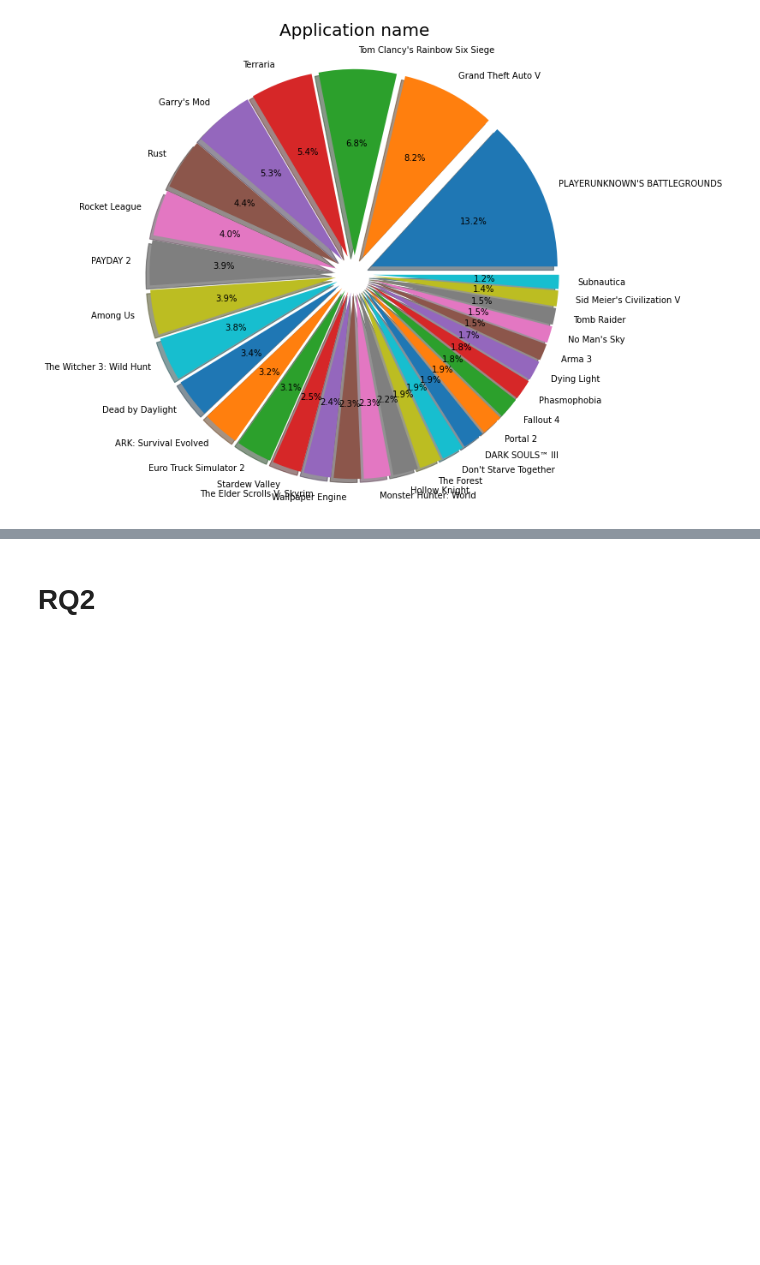
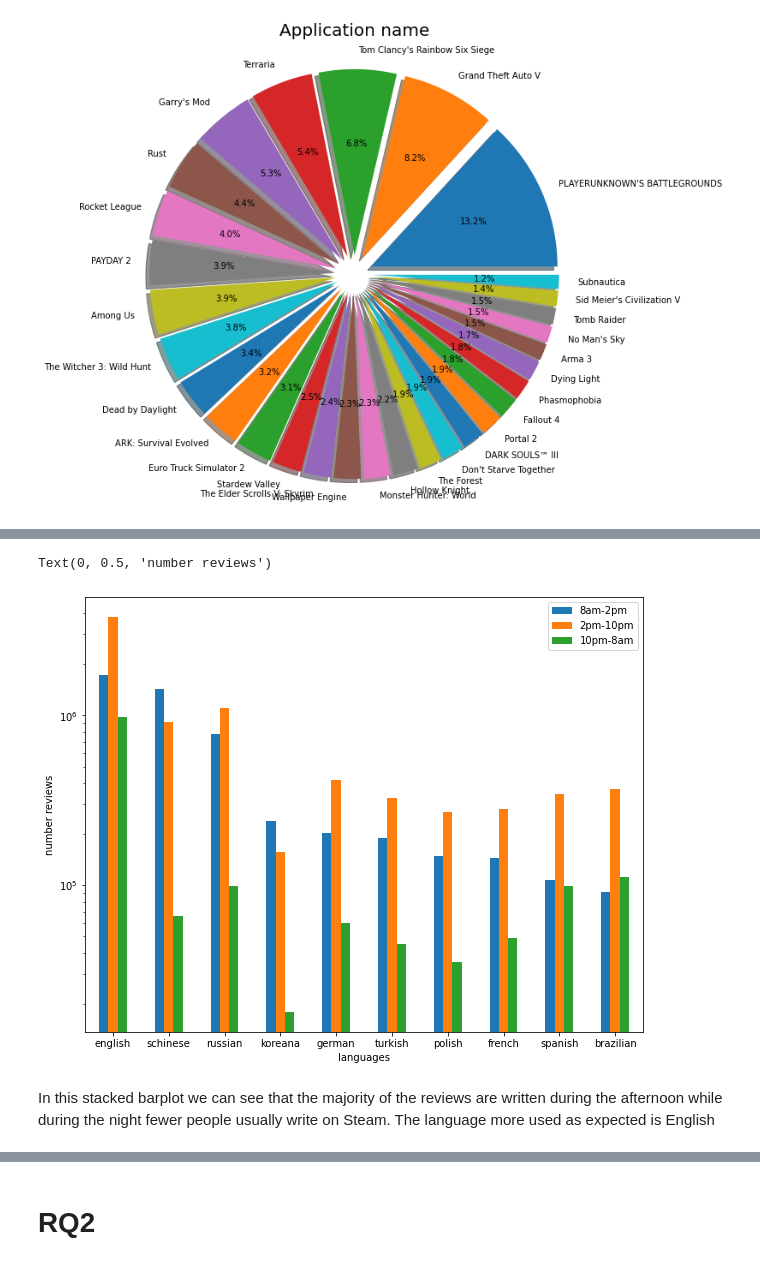
Before and after one commit to michele1783/ADM-HW2, a Jupyter notebook: Homework_2.ipynb, the cells around one changed output, grey strips where cells are left out. Saved outputs shown, nothing was run; the diff lists cells and outputs as text; code cells hidden in the pictures; blank space fills up the shorter version.

```diff
--- a/Homework_2.ipynb
+++ b/Homework_2.ipynb
@@ -239,0 +121,15 @@ Text(0, 0.5, 'number reviews')
+# %%
+arr_1 = np.array((dataset['timestamp_created'].dt.time.astype('str') >= "08:00:00")& (dataset['timestamp_created'].dt.time.astype('str') <= "13:59:59"))
+arr_2 = np.array((dataset['timestamp_created'].dt.time.astype('str') >= "14:00:00")& (dataset['timestamp_created'].dt.time.astype('str') <= "21:59:59"))
+arr_3 = np.array((dataset['timestamp_created'].dt.time.astype('str') >= "22:00:00")& (dataset['timestamp_created'].dt.time.astype('str') <= "7:59:59"))
+# %%
+mattina = pd.Series(dataset[arr_1].groupby("language").language.count().sort_values(ascending=False).head(10))
+pomeriggio = pd.Series(dataset[arr_2].groupby("language").language.count().sort_values(ascending=False).head(10))
+notte = pd.Series(dataset[arr_3].groupby("language").language.count().sort_values(ascending=False).head(10))
+# %%
+df = mattina.to_frame(name = "8am-2pm")
+df["2pm-10pm"]=pomeriggio
+df["10pm-8am"]=notte
+df['language'] = df.index
+# %%
+df.set_index(["language"], drop = True)
@@ -239,0 +149,10 @@ Text(0, 0.5, 'number reviews')
+# %%
+ax = df.plot(x = "language", kind ='bar', stacked = False, figsize =(10,8), alpha=1, rot=0)
+ax.set_yscale('log')
+ax.set_xlabel('languages')
+ax.set_ylabel("number reviews")
+# %% [output]
+Text(0, 0.5, 'number reviews')
+[figure, added]
+# %% [markdown]
+In this stacked barplot we can see that the majority of the reviews are written during the afternoon while during the night fewer people usually write on Steam. The language more used as expected is English
```
Also changed, not shown: parts of 170 cells of this notebook.
